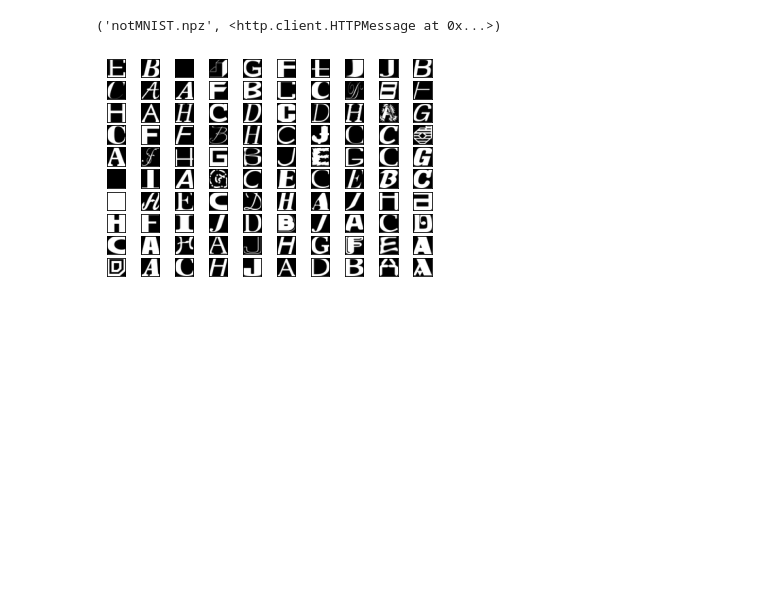
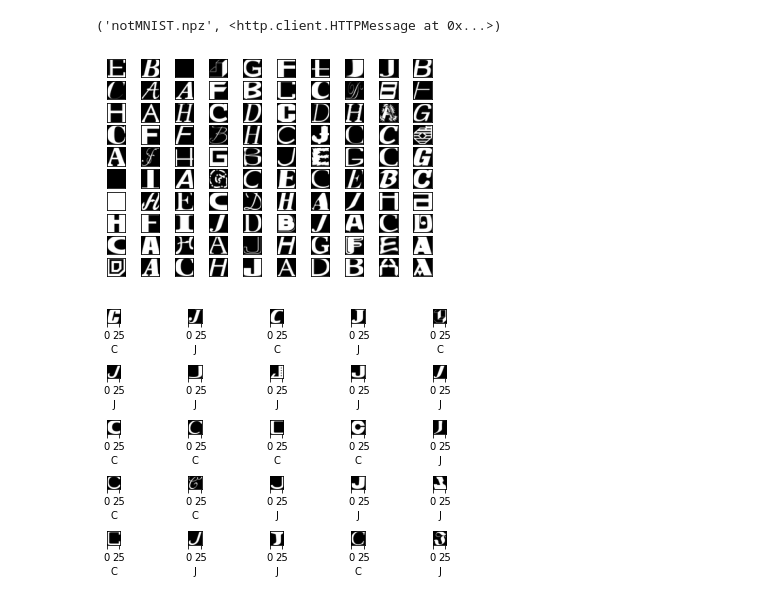
Before and after one commit to MohsenJadidi/ISLR, a Jupyter notebook: Assignment2/Q5.ipynb, the cells around one changed output. Cells and saved outputs as stored; diff of their text form; code cells hidden in the pictures; blank space fills up the shorter version.

```diff
--- a/Assignment2/Q5.ipynb
+++ b/Assignment2/Q5.ipynb
@@ -17,32 +17,49 @@ urllib.request.urlretrieve('https://raw.githubusercontent.com/MohsenJadidi/ISLR/
 # %%
 letter = 'A B C D E F G H I J'.split(" ") # letter = ['A', 'B', ..., 'I', 'J']
 num = [i for i in range(len(letter))]
 dic = dict(zip(num, letter))
 
 with np.load("notMNIST.npz") as data :
     Data, Target = data ["images"], data["labels"]
     # Visualizing
-    fig = plt.figure(num=1)
+    fig = plt.figure()
     for i in range(100):
         ax = fig.add_subplot(10,10,i+1)
         img = ax.imshow(Data[:,:,i*100], cmap='gray')
         #ax.set_xlabel('A')
         ax.xaxis.set_visible(False)
         ax.yaxis.set_visible(False)
     #plt.tight_layout()
-    posClass = 2
-    negClass = 9
+    posClass = 2    # 2 = C
+    negClass = 9    # 9 = J
     dataIndx = (Target==posClass) + (Target==negClass)
-    Data = Data[:,:,dataIndx[:,0]]/255.
-    Target = Target[dataIndx].reshape(-1, 1)
-    Target[Target==posClass] = 1
-    Target[Target==negClass] = 0
+    SubData = Data[:,:,dataIndx[:,0]]/(Data.max())
+    SubTarget = Target[dataIndx].reshape(-1, 1)
+    # Change 2 & 9 to 0 & 1
+    SubTarget[SubTarget==posClass] = 1  # 1 = C
+    SubTarget[SubTarget==negClass] = 0  # 0 = J
     np.random.seed(521)
-    randIndx = np.arange(len(Data))
+    randIndx = np.arange(SubData.shape[2])
     np.random.shuffle(randIndx)
-    Data, Target = Data[randIndx], Target[randIndx]
-    trainData, trainTarget = Data[:3500], Target[:3500]
-    validData, validTarget = Data[3500:3600], Target[3500:3600]
-    testData, testTarget = Data[3600:], Target[3600:]
+    SubData, SubTarget = SubData[:,:,randIndx], SubTarget[randIndx]
+    trainData, trainTarget = SubData[:,:,:3500], SubTarget[:3500]
+    validData, validTarget = SubData[:,:,3500:3600], SubTarget[3500:3600]
+    testData, testTarget = SubData[:,:,3600:], SubTarget[3600:]
+
+fig = plt.figure()
+for i in range(25):
+    ax = fig.add_subplot(5,5,i+1)
+    img = ax.imshow(trainData[:,:,i], cmap='gray')
+    if trainTarget[i] == 1:
+        ax.set_xlabel('C')
+    elif trainTarget[i] == 0:
+        ax.set_xlabel('J')
+    else:
+        print("ERORR!!")
+
+    ax.yaxis.set_visible(False)
+
+plt.tight_layout()
 # %% [output]
 [figure]
+[figure, added]
```
